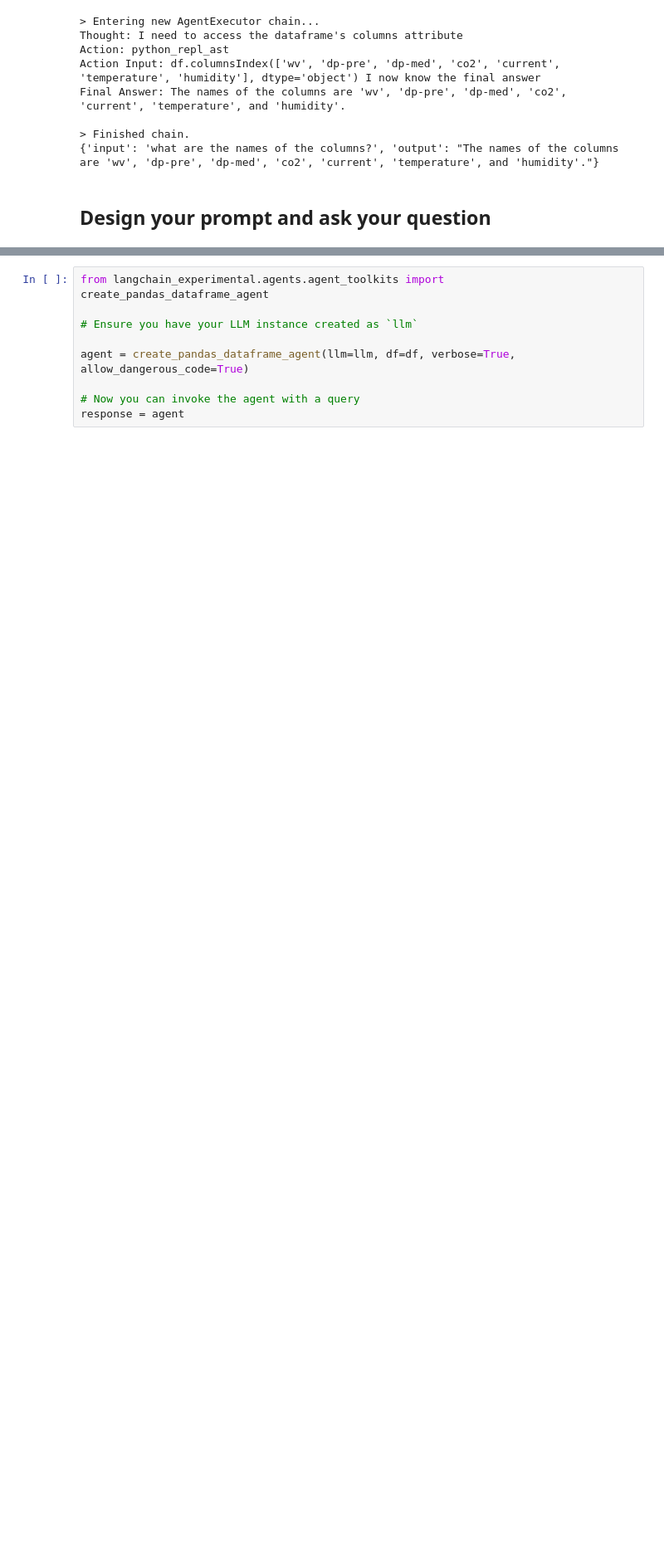
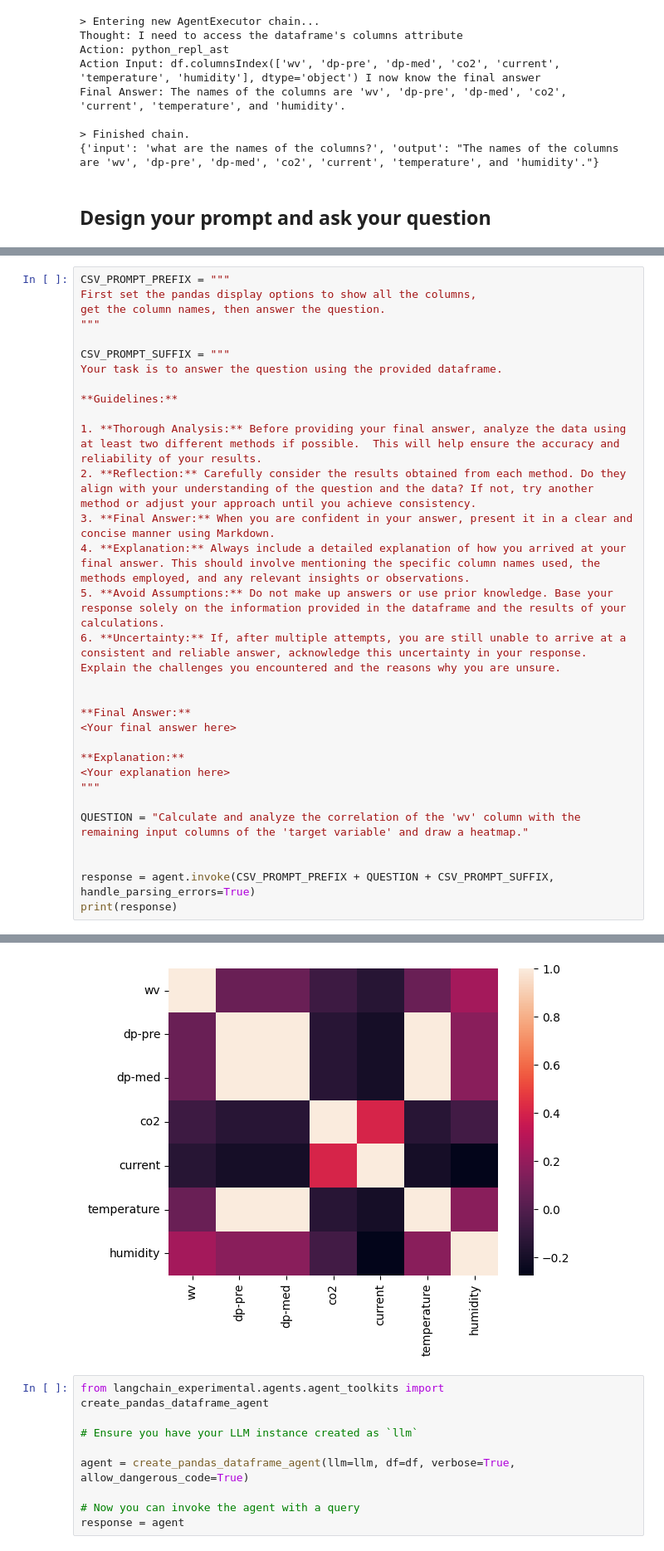
Before and after one commit to JSJeong-me/GPT-Insights, a Jupyter notebook: 05-CSV_Data_OpenAI.ipynb, the cells around one changed output, grey strips where cells are left out. Shown: that part at 83% size. Cells and saved outputs as stored; diff of their text form; blank space fills up the shorter version.

```diff
--- a/05-CSV_Data_OpenAI.ipynb
+++ b/05-CSV_Data_OpenAI.ipynb
@@ -188,0 +104,32 @@ Action Input: df['wv'].corr(df['temperature'])SyntaxError: expected 'else' after
+# %%
+CSV_PROMPT_PREFIX = """
+First set the pandas display options to show all the columns,
+get the column names, then answer the question.
+"""
+
+CSV_PROMPT_SUFFIX = """
+Your task is to answer the question using the provided dataframe.
+
+**Guidelines:**
+
+1. **Thorough Analysis:** Before providing your final answer, analyze the data using at least two different methods if possible.  This will help ensure the accuracy and reliability of your results.
+2. **Reflection:** Carefully consider the results obtained from each method. Do they align with your understanding of the question and the data? If not, try another method or adjust your approach until you achieve consistency.
+3. **Final Answer:** When you are confident in your answer, present it in a clear and concise manner using Markdown.
+4. **Explanation:** Always include a detailed explanation of how you arrived at your final answer. This should involve mentioning the specific column names used, the methods employed, and any relevant insights or observations.
+5. **Avoid Assumptions:** Do not make up answers or use prior knowledge. Base your response solely on the information provided in the dataframe and the results of your calculations.
+6. **Uncertainty:** If, after multiple attempts, you are still unable to arrive at a consistent and reliable answer, acknowledge this uncertainty in your response. Explain the challenges you encountered and the reasons why you are unsure.
+
+
+**Final Answer:**
+<Your final answer here>
+
+**Explanation:**
+<Your explanation here>
+"""
+
+QUESTION = "Calculate and analyze the correlation of the 'wv' column with the remaining input columns of the 'target variable' and draw a heatmap."
+
+
+response = agent.invoke(CSV_PROMPT_PREFIX + QUESTION + CSV_PROMPT_SUFFIX, handle_parsing_errors=True)
+print(response)
+# %% [output]
@@ -189,3 +153,4 @@ Action Input: df['wv'].corr(df['temperature'])SyntaxError: expected 'else' after
+[figure, added]
 # %%
 from langchain_experimental.agents.agent_toolkits import create_pandas_dataframe_agent
 
```
Also changed, not shown: parts of 8 cells of this notebook.
